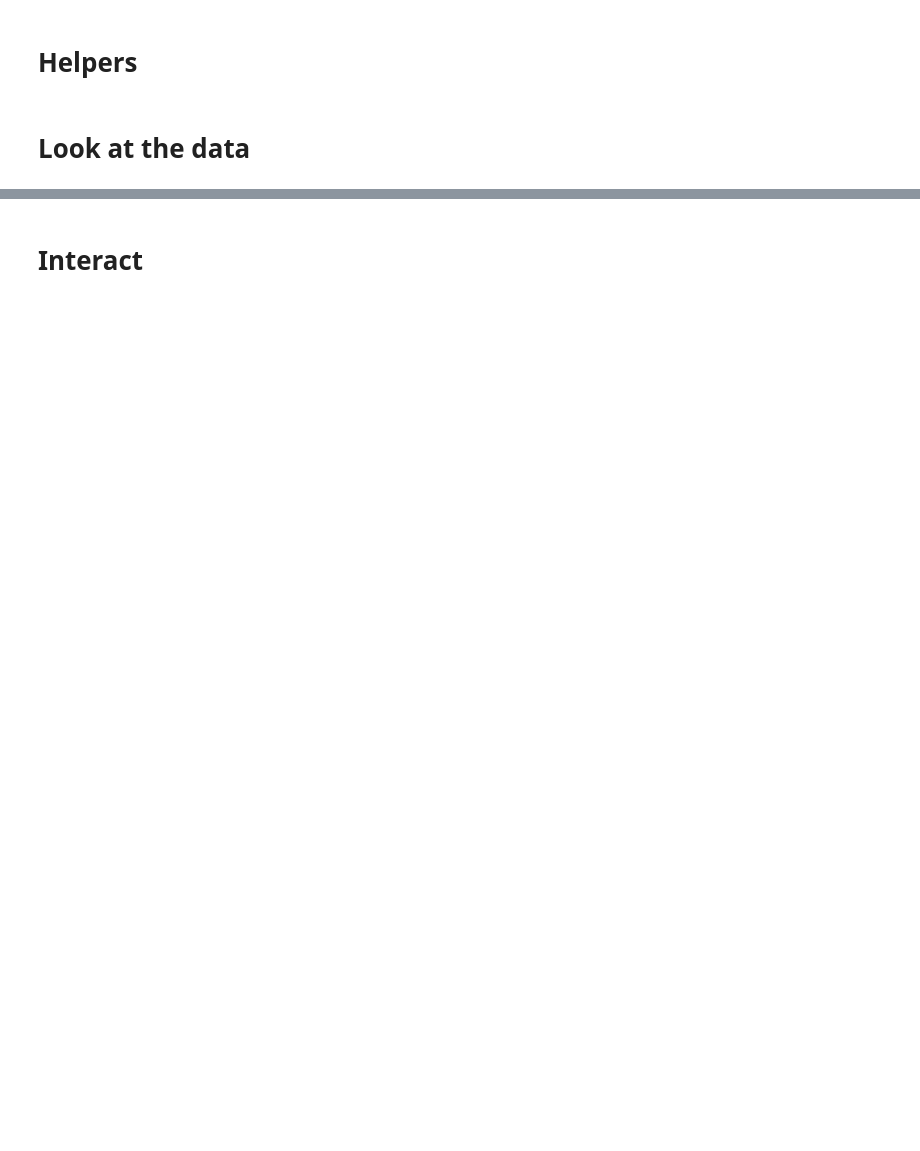
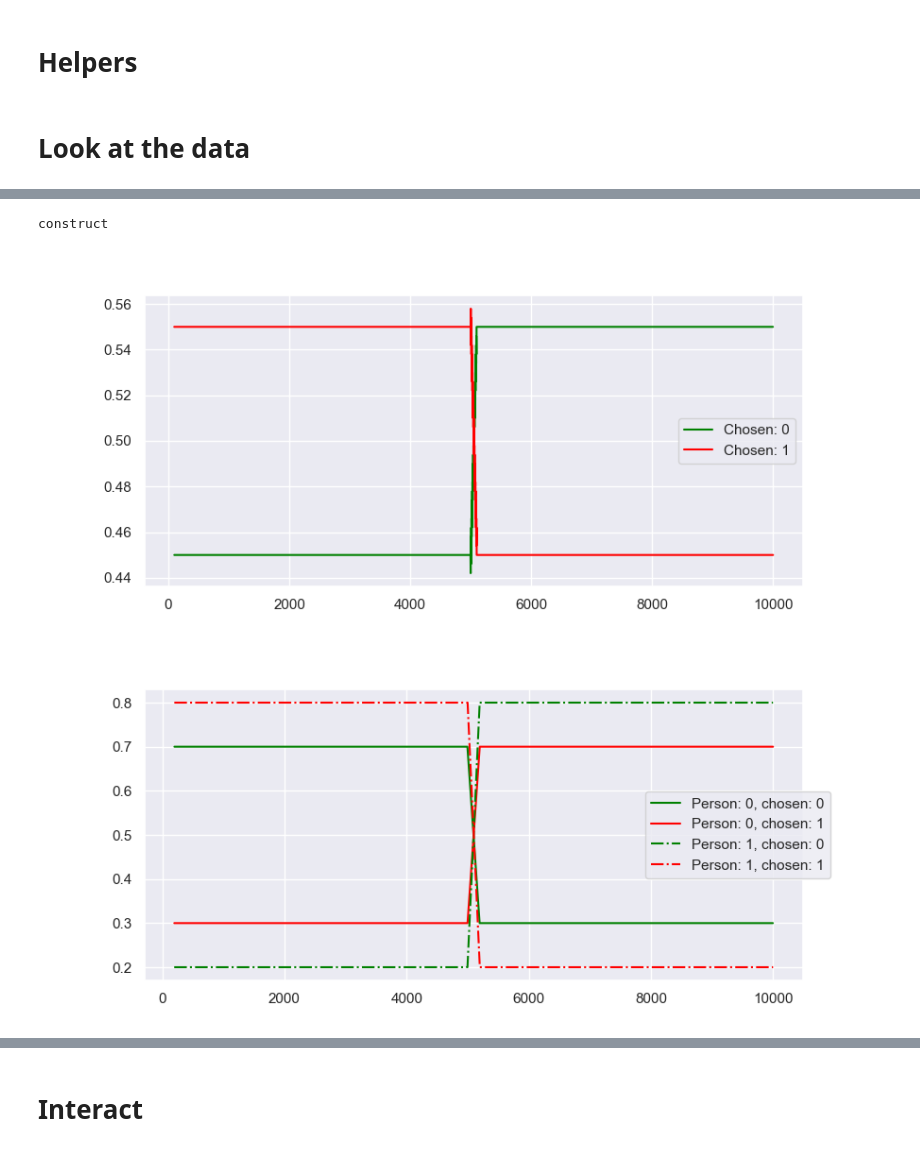
Before and after one commit to VowpalWabbit/data-science, a Jupyter notebook: from_mwt_ds/DataScience/demo.ipynb, the cells around one changed output, grey strips where cells are left out. Drawn from its saved outputs; the diff is of its cells as text; code cells hidden in the pictures; blank space fills up the shorter version.

```diff
--- a/from_mwt_ds/DataScience/demo.ipynb
+++ b/from_mwt_ds/DataScience/demo.ipynb
@@ -174,3 +182,7 @@ sim.get().head()
 # %%
-Simulation(n=10000, swap_after=5000, variance = 0, bad = 2).visualize(window=50)
+Simulation(n=10000, swap_after=5000, variance = 0, bad_log = 1).visualize(window=50)
+# %% [output]
+construct
+[figure, added]
+[figure, added]
 # %%
```
Also changed, not shown: parts of 2 cells of this notebook.
